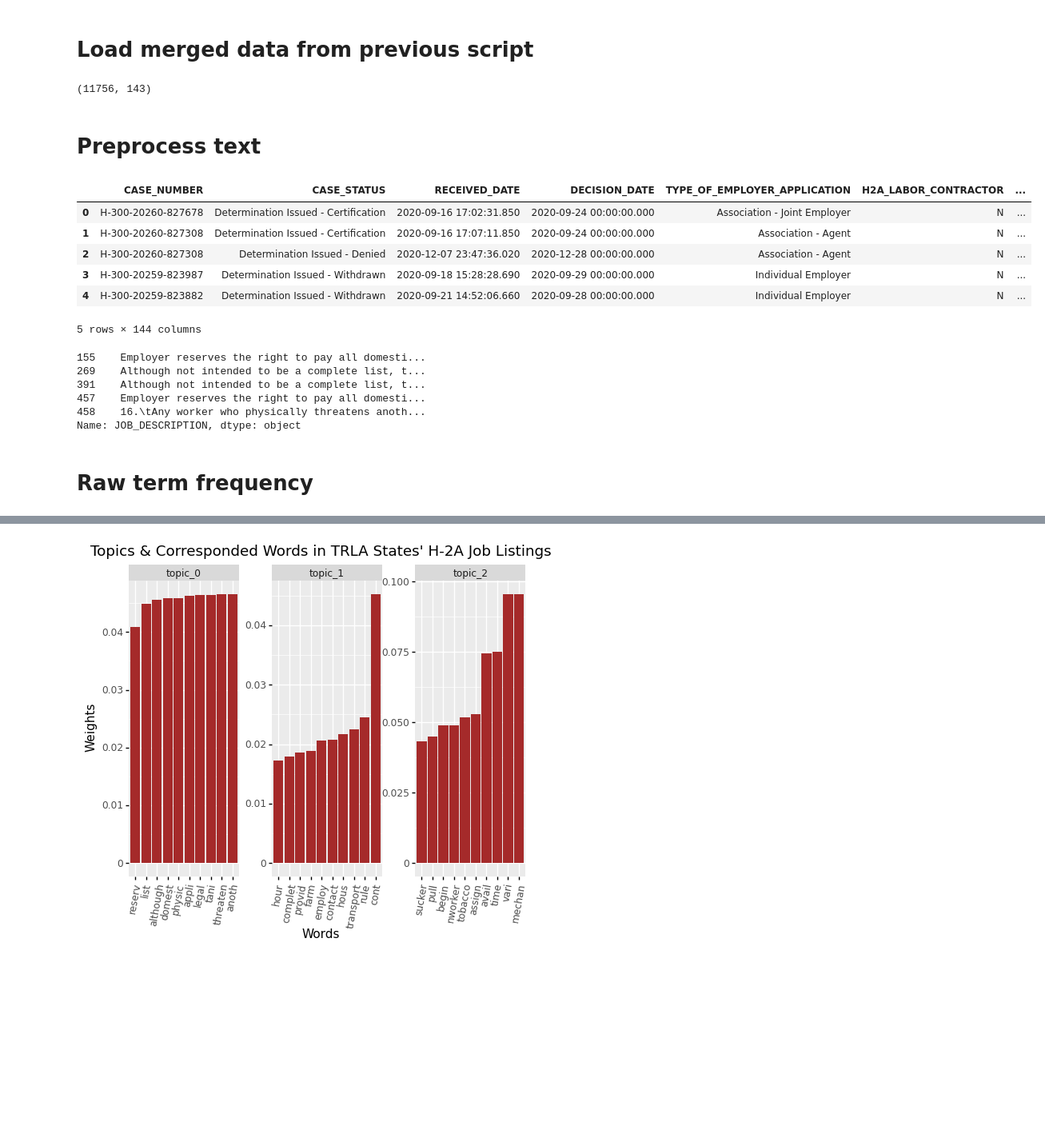
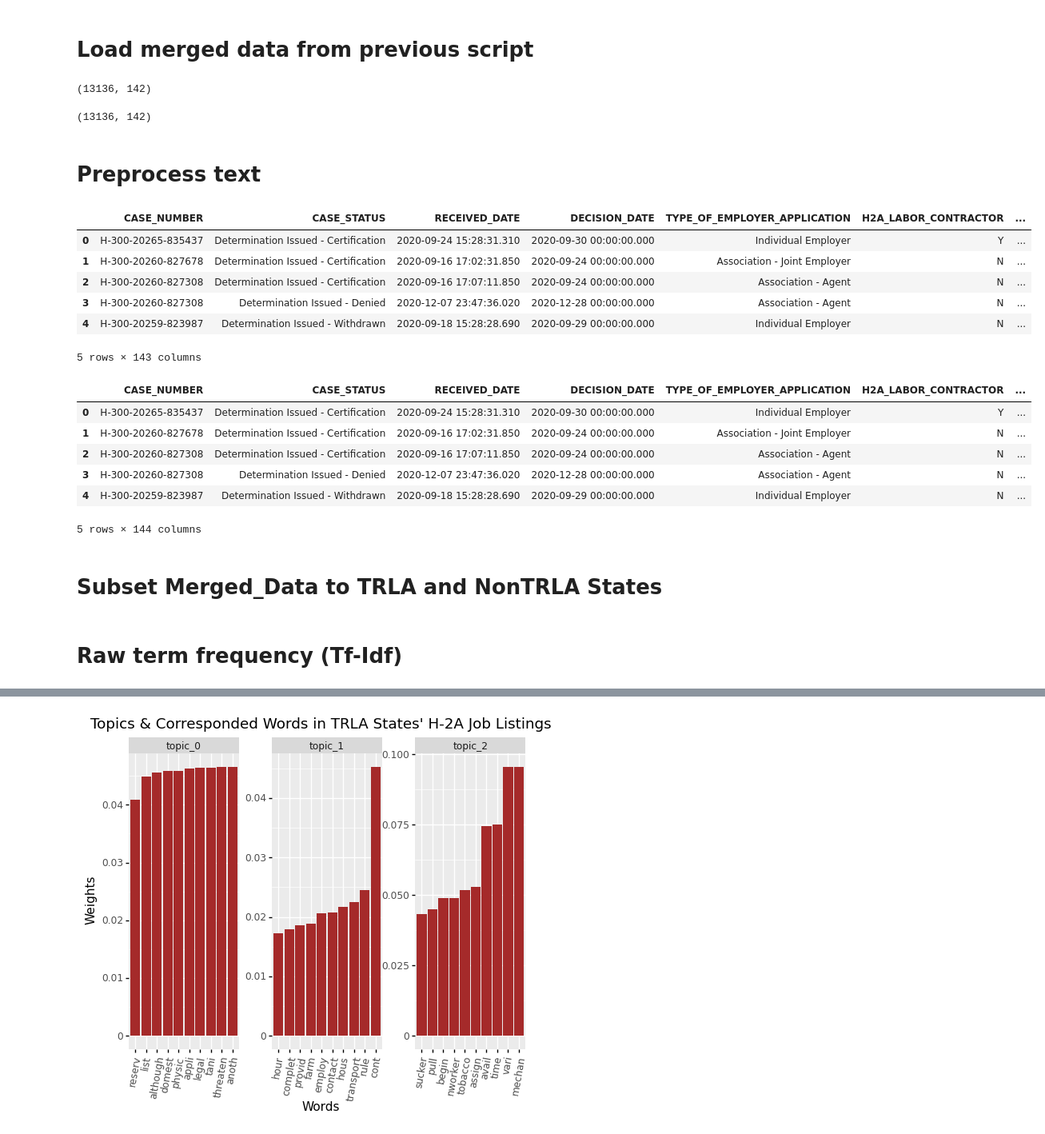
Before and after one commit to euniceyliu/TextAnalysis, a Jupyter notebook: code/02_textpreprocess_topicmod.ipynb, the cells around one changed output, grey strips where cells are left out. Shown: that part at 80% size. Saved outputs shown, nothing was run; the diff lists cells and outputs as text; code cells hidden in the pictures; blank space fills up the shorter version.

```diff
--- a/code/02_textpreprocess_topicmod.ipynb
+++ b/code/02_textpreprocess_topicmod.ipynb
@@ -16,7 +16,8 @@ from gensim import corpora, models
 ## lda
 from gensim import corpora
 import gensim
-
+import plotnine
+from plotnine import *
 ## repeated printouts
 from IPython.core.interactiveshell import InteractiveShell
 InteractiveShell.ast_node_interactivity = "all"
@@ -24,22 +25,22 @@ InteractiveShell.ast_node_interactivity = "all"
 ## define constants and pathnames
 GITHUB_DATA_PATH = "../data/"
 DROPBOX_DATA_PATH = "../../../qss20_finalproj_rawdata/textasdata/"
-MERGED_TEXT_JOBS_PKL = "merged_addendums_jobdisclosures.pkl"
-MERGED_TEXT_JOBS_CSV = "merged_addendums_jobdisclosures.csv"
+MERGED_TEXT_JOBS_PKL = "../merged_addendums_jobdisclosures.pkl"
+MERGED_TEXT_JOBS_CSV = "../merged_addendums_jobdisclosures.csv"
 # %% [markdown]
 # Functions
 # %%
 ## Text Processing
-def processtext(row, colname, stopword_list, min_token_length = 4):
+def processtext(row, colname, stopword_list,indicator, min_token_length = 4):
 
     ## get string form of listing
     string_of_col = str(row[colname]).lower()
     try:
         ## remove stopwords
-
         remove_stop = [word for word in wordpunct_tokenize(string_of_col)
                       if word not in stopword_list]
-        processed_string = " ".join([porter.stem(i)
+        if indicator=="stem":
+            processed_string = " ".join([porter.stem(i)
                         for i in remove_stop if
                         i.isalpha() and len(i) >= min_token_length])
         return(processed_string)
@@ -49,14 +50,15 @@ def processtext(row, colname, stopword_list, min_token_length = 4):
 # %% [markdown]
 # Load merged data from previous script
 # %%
-merged_data = pd.read_pickle(DROPBOX_DATA_PATH + MERGED_TEXT_JOBS_PKL)
+merged_data = pd.read_pickle(MERGED_TEXT_JOBS_PKL)
 merged_data.shape
 
 # test csv; same num rows so should be fine to load as alternative if needed
-#merged_data_csv = pd.read_csv(DROPBOX_DATA_PATH + MERGED_TEXT_JOBS_CSV)
+merged_data_csv = pd.read_csv(DROPBOX_DATA_PATH + MERGED_TEXT_JOBS_CSV)
 # merged_data_csv.shape
 # %% [output]
-(11756, 143)
+(13136, 142)
+(13136, 142)
 # %% [markdown]
 # Preprocess text
 # %%
@@ -67,7 +69,8 @@ all_tokens = word_tokenize(all_listings)
 all_matches_work = [one_word for one_word in all_tokens if
                    re.match(work_pattern, one_word)]
 
-other_stopwords = ["after", "before", "employer", "employ", "job"]+ all_matches_work
+other_stopwords = ["after", "before", "employer", "employ", "job", "although", "provide", "complete","hour","time",
+                  "begin","list","require","transportation"]+ all_matches_work
 
 list_stopwords = stopwords.words("english")
 
@@ -77,32 +80,23 @@ porter = PorterStemmer()
 # %%
 
 merged_data['text_preprocess'] = merged_data.apply(processtext,
                              axis = 1,
-                             args = ["JOB_DESCRIPTION", stopwords_complete])
+                             args = ["JOB_DESCRIPTION", stopwords_complete,"stem"])
 merged_data.head()
 # %% [output]
 |  | CASE_NUMBER | CASE_STATUS | RECEIVED_DATE | DECISION_DATE | TYPE_OF_EMPLOYER_APPLICATION | H2A_LABOR_CONTRACTOR | ... |
-| 0 | H-300-20260-827678 | Determination Issued - Certification | 2020-09-16 17:02:31.850 | 2020-09-24 00:00:00.000 | Association - Joint Employer | N | ... |
-| 1 | H-300-20260-827308 | Determination Issued - Certification | 2020-09-16 17:07:11.850 | 2020-09-24 00:00:00.000 | Association - Agent | N | ... |
-| 2 | H-300-20260-827308 | Determination Issued - Denied | 2020-12-07 23:47:36.020 | 2020-12-28 00:00:00.000 | Association - Agent | N | ... |
-| 3 | H-300-20259-823987 | Determination Issued - Withdrawn | 2020-09-18 15:28:28.690 | 2020-09-29 00:00:00.000 | Individual Employer | N | ... |
-| 4 | H-300-20259-823882 | Determination Issued - Withdrawn | 2020-09-21 14:52:06.660 | 2020-09-28 00:00:00.000 | Individual Employer | N | ... |
+| 0 | H-300-20265-835437 | Determination Issued - Certification | 2020-09-24 15:28:31.310 | 2020-09-30 00:00:00.000 | Individual Employer | Y | ... |
+| 1 | H-300-20260-827678 | Determination Issued - Certification | 2020-09-16 17:02:31.850 | 2020-09-24 00:00:00.000 | Association - Joint Employer | N | ... |
+| 2 | H-300-20260-827308 | Determination Issued - Certification | 2020-09-16 17:07:11.850 | 2020-09-24 00:00:00.000 | Association - Agent | N | ... |
+| 3 | H-300-20260-827308 | Determination Issued - Denied | 2020-12-07 23:47:36.020 | 2020-12-28 00:00:00.000 | Association - Agent | N | ... |
+| 4 | H-300-20259-823987 | Determination Issued - Withdrawn | 2020-09-18 15:28:28.690 | 2020-09-29 00:00:00.000 | Individual Employer | N | ... |
-5 rows × 144 columns
+5 rows × 143 columns
+|  | CASE_NUMBER | CASE_STATUS | RECEIVED_DATE | DECISION_DATE | TYPE_OF_EMPLOYER_APPLICATION | H2A_LABOR_CONTRACTOR | ... |
+| 0 | H-300-20265-835437 | Determination Issued - Certification | 2020-09-24 15:28:31.310 | 2020-09-30 00:00:00.000 | Individual Employer | Y | ... |
+| 1 | H-300-20260-827678 | Determination Issued - Certification | 2020-09-16 17:02:31.850 | 2020-09-24 00:00:00.000 | Association - Joint Employer | N | ... |
+| 2 | H-300-20260-827308 | Determination Issued - Certification | 2020-09-16 17:07:11.850 | 2020-09-24 00:00:00.000 | Association - Agent | N | ... |
+| 3 | H-300-20260-827308 | Determination Issued - Denied | 2020-12-07 23:47:36.020 | 2020-12-28 00:00:00.000 | Association - Agent | N | ... |
+| 4 | H-300-20259-823987 | Determination Issued - Withdrawn | 2020-09-18 15:28:28.690 | 2020-09-29 00:00:00.000 | Individual Employer | N | ... |
+5 rows × 144 columns
-# %%
-# Find out where "threaten" locate
-
-merged_data[(merged_data['JOB_DESCRIPTION'].str.contains("threaten")) &
-           (merged_data.TRLA)].JOB_DESCRIPTION.head()
-
-## create TRLA and non TRLA
-merged_TRLA = merged_data[merged_data.TRLA].copy()
-merged_nonTRLA = merged_data[~merged_data.TRLA].copy()
-
-## rj note- stopped here but remainder should hopefully run!
-# %% [output]
-155    Employer reserves the right to pay all domesti...
-269    Although not intended to be a complete list, t...
-391    Although not intended to be a complete list, t...
-457    Employer reserves the right to pay all domesti...
-458    16.\tAny worker who physically threatens anoth...
-Name: JOB_DESCRIPTION, dtype: object
+# %% [markdown]
+# Subset Merged_Data to TRLA and NonTRLA States
@@ -109,3 +108,3 @@ Name: JOB_DESCRIPTION, dtype: object
 # %% [markdown]
-# Raw term frequency
+# Raw term frequency (Tf-Idf)
 # %%
```
Also changed, not shown: parts of 13 cells of this notebook.
